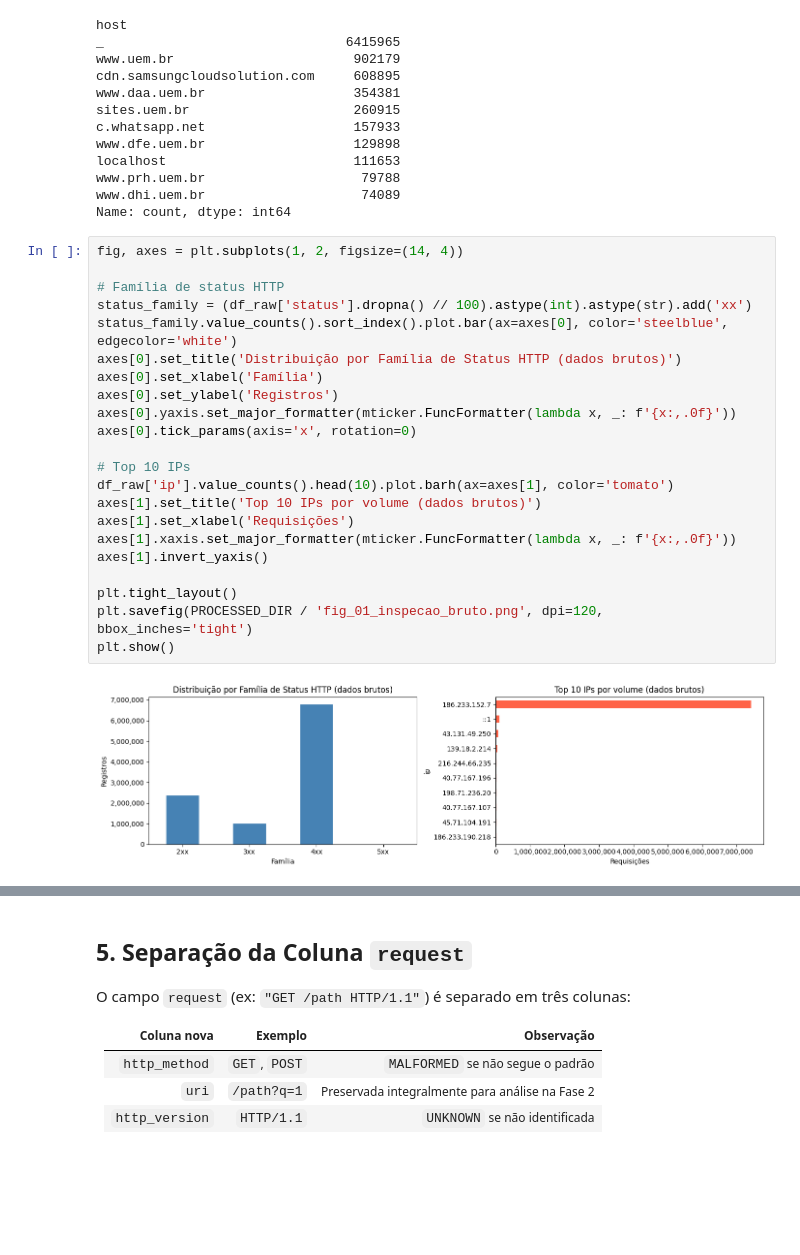
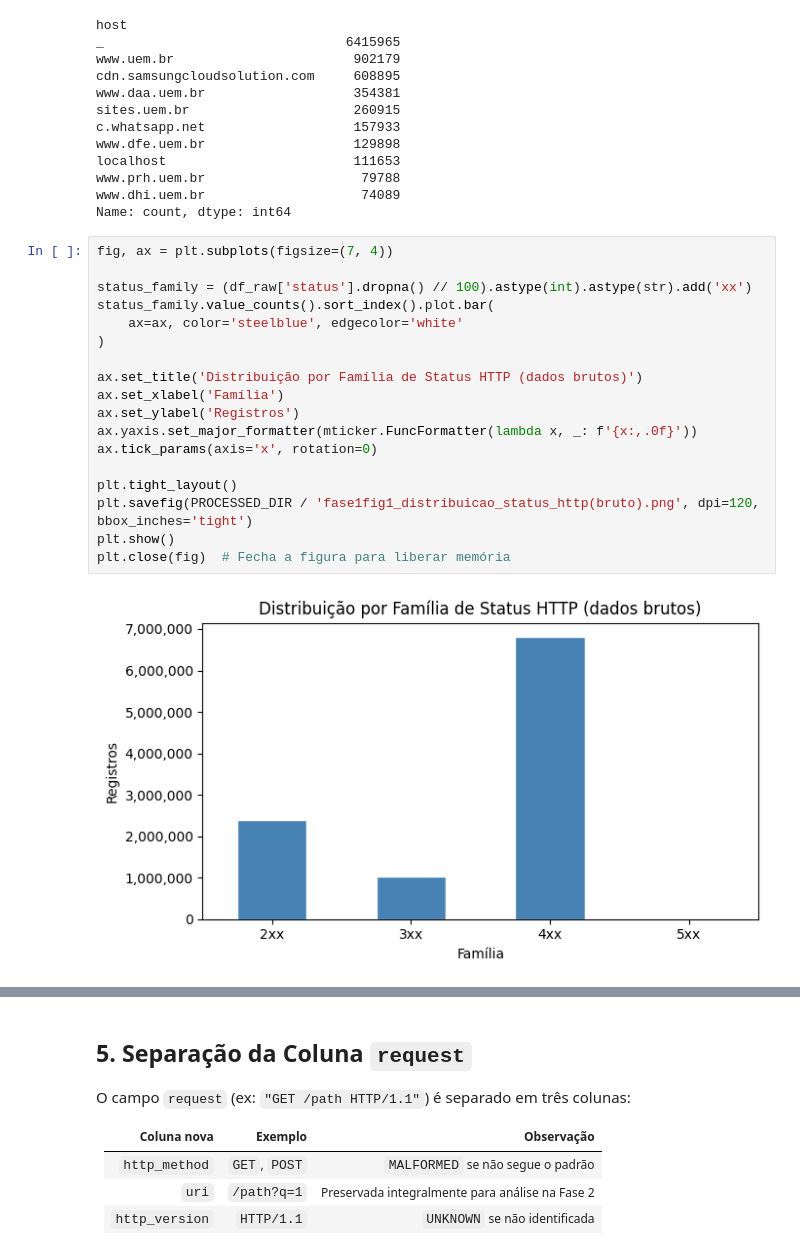
Before and after one commit to Vitor-Padovani/TCC, a Jupyter notebook: notebooks/fase1_preprocessamento.ipynb, the cells around one changed output, grey strips where cells are left out. Cells and saved outputs as stored; diff of their text form; blank space fills up the shorter version.

```diff
--- a/notebooks/fase1_preprocessamento.ipynb
+++ b/notebooks/fase1_preprocessamento.ipynb
@@ -337,26 +338,22 @@ www.prh.uem.br                    79788
 www.dhi.uem.br                    74089
 Name: count, dtype: int64
 # %%
-fig, axes = plt.subplots(1, 2, figsize=(14, 4))
+fig, ax = plt.subplots(figsize=(7, 4))
 
-# Família de status HTTP
 status_family = (df_raw['status'].dropna() // 100).astype(int).astype(str).add('xx')
-status_family.value_counts().sort_index().plot.bar(ax=axes[0], color='steelblue', edgecolor='white')
-axes[0].set_title('Distribuição por Família de Status HTTP (dados brutos)')
-axes[0].set_xlabel('Família')
-axes[0].set_ylabel('Registros')
-axes[0].yaxis.set_major_formatter(mticker.FuncFormatter(lambda x, _: f'{x:,.0f}'))
-axes[0].tick_params(axis='x', rotation=0)
+status_family.value_counts().sort_index().plot.bar(
+    ax=ax, color='steelblue', edgecolor='white'
+)
 
-# Top 10 IPs
-df_raw['ip'].value_counts().head(10).plot.barh(ax=axes[1], color='tomato')
-axes[1].set_title('Top 10 IPs por volume (dados brutos)')
-axes[1].set_xlabel('Requisições')
-axes[1].xaxis.set_major_formatter(mticker.FuncFormatter(lambda x, _: f'{x:,.0f}'))
-axes[1].invert_yaxis()
+ax.set_title('Distribuição por Família de Status HTTP (dados brutos)')
+ax.set_xlabel('Família')
+ax.set_ylabel('Registros')
+ax.yaxis.set_major_formatter(mticker.FuncFormatter(lambda x, _: f'{x:,.0f}'))
+ax.tick_params(axis='x', rotation=0)
 
 plt.tight_layout()
-plt.savefig(PROCESSED_DIR / 'fig_01_inspecao_bruto.png', dpi=120, bbox_inches='tight')
+plt.savefig(PROCESSED_DIR / 'fase1fig1_distribuicao_status_http(bruto).png', dpi=120, bbox_inches='tight')
 plt.show()
+plt.close(fig)  # Fecha a figura para liberar memória
 # %% [output]
-[figure, old version]
+[figure, new version]
```
Also changed, not shown: parts of 3 cells of this notebook, 23 other files.
